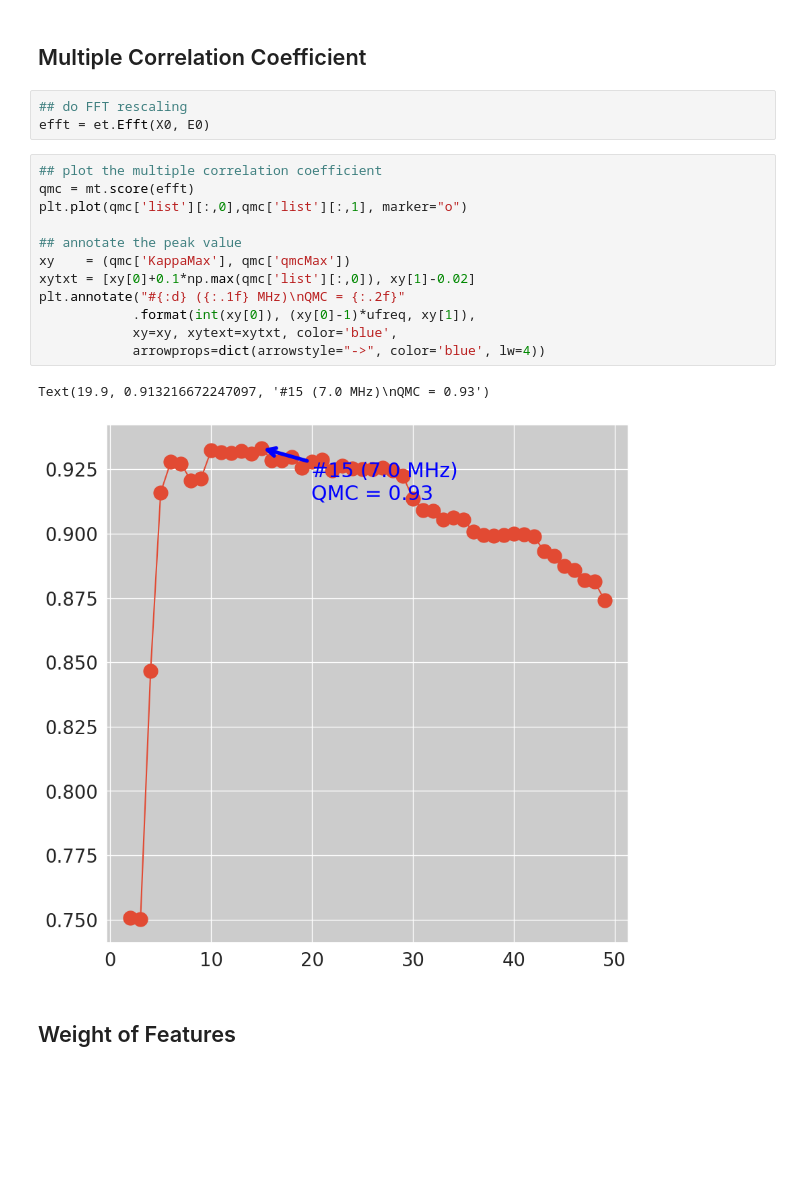
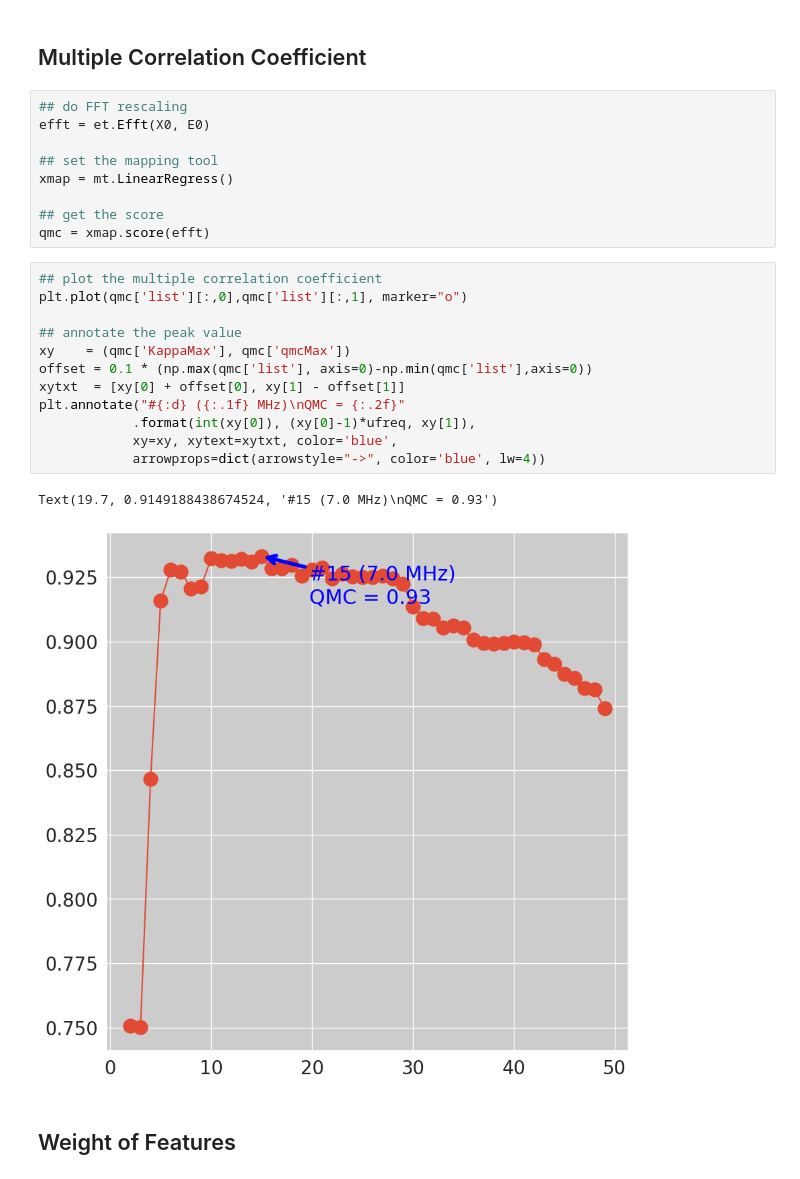
Before and after one commit to ghzuo/EscalKNM, a Jupyter notebook: notebook/EscalTM/EscalTM-soloTraj.ipynb, the cells around one changed output. Drawn from its saved outputs; the diff is of its cells as text; blank space fills up the shorter version.

```diff
--- a/notebook/EscalTM/EscalTM-soloTraj.ipynb
+++ b/notebook/EscalTM/EscalTM-soloTraj.ipynb
@@ -140,21 +140,27 @@ hist = ax.hist(rms["rms"], bins=50, )
 # %%
 ## do FFT rescaling
 efft = et.Efft(X0, E0)
+
+## set the mapping tool
+xmap = mt.LinearRegress()
+
+## get the score
+qmc = xmap.score(efft)
 # %%
 ## plot the multiple correlation coefficient
-qmc = mt.score(efft)
 plt.plot(qmc['list'][:,0],qmc['list'][:,1], marker="o")
 
 ## annotate the peak value
 xy    = (qmc['KappaMax'], qmc['qmcMax'])
-xytxt = [xy[0]+0.1*np.max(qmc['list'][:,0]), xy[1]-0.02]
+offset = 0.1 * (np.max(qmc['list'], axis=0)-np.min(qmc['list'],axis=0))
+xytxt  = [xy[0] + offset[0], xy[1] - offset[1]]
 plt.annotate("#{:d} ({:.1f} MHz)\nQMC = {:.2f}"
             .format(int(xy[0]), (xy[0]-1)*ufreq, xy[1]),
             xy=xy, xytext=xytxt, color='blue',
             arrowprops=dict(arrowstyle="->", color='blue', lw=4))
 # %% [output]
-Text(19.9, 0.913216672247097, '#15 (7.0 MHz)\nQMC = 0.93')
+Text(19.7, 0.9149188438674524, '#15 (7.0 MHz)\nQMC = 0.93')
-[figure, old version]
+[figure, new version]
 # %% [markdown]
 ## Weight of Features
 # %%
```
Also changed, not shown: parts of 12 cells of this notebook, 8 other files.
